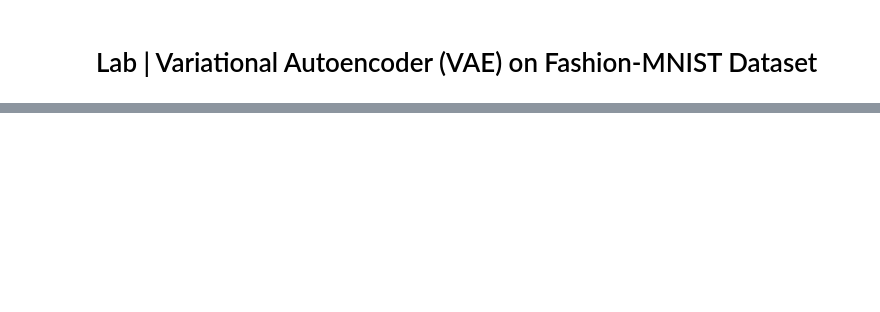
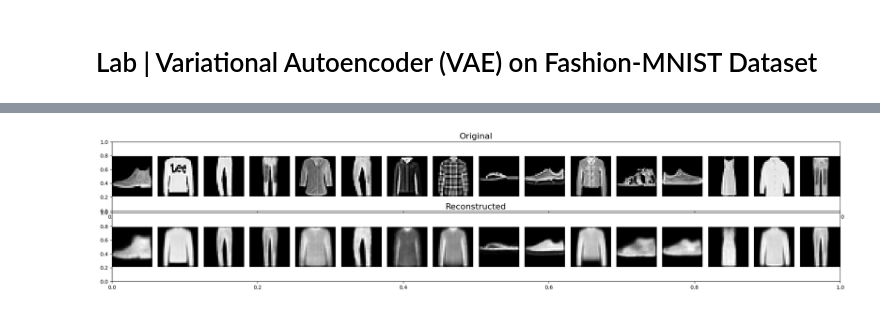
Before and after one commit to SergejKurtasch/lab-image-generation-vae, a Jupyter notebook: lab-image-generation-vae.ipynb, the cells around one changed output, grey strips where cells are left out. Cells and saved outputs as stored; diff of their text form; code cells hidden in the pictures; blank space fills up the shorter version.

```diff
--- a/lab-image-generation-vae.ipynb
+++ b/lab-image-generation-vae.ipynb
@@ -75,0 +315,45 @@ original_dim = 28 * 28
+# %%
+#############################################
+# Compare original vs reconstructed images  #
+#############################################
+
+n = 16  # number of images to show
+
+# Step 1: Prepare images with channel dimension
+test_images = x_test[:n].astype("float32")
+test_images = test_images.reshape(-1, 28, 28, 1) # shape=(n,28,28,1)
+
+# Step 2: Encode
+z_mean, z_log_var, z = encoder.predict(test_images)
+
+# Step 3: Sample latent vectors (stochastic)
+epsilon = tf.random.normal(shape=z_mean.shape)
+z_sample = z_mean + tf.exp(0.5 * z_log_var) * epsilon
+
+# Step 4: Decode
+reconstructed_images = decoder.predict(z_sample)
+
+# Step 5: Plot original vs reconstructed with numbered captions
+plt.figure(figsize=(20, 4))
+
+# Original images
+plt.subplot(2, 1, 1)
+plt.title("Original", fontsize=16)
+for i in range(n):
+    ax = plt.subplot(2, n, i + 1)
+    plt.imshow(test_images[i].squeeze(), cmap="gray")
+    plt.axis("off")
+    ax.set_xlabel(str(i))  # подпись — номер
+
+# Reconstructed images
+plt.subplot(2, 1, 2)
+plt.title("Reconstructed", fontsize=16)
+for i in range(n):
+    ax = plt.subplot(2, n, i + 1 + n)
+    plt.imshow(reconstructed_images[i].squeeze(), cmap="gray")
+    plt.axis("off")
+    ax.set_xlabel(str(i))  # подпись — номер
+
+plt.tight_layout()
+plt.show()
+# %% [output]
@@ -75,0 +362 @@ original_dim = 28 * 28
+[figure, added]
```
Also changed, not shown: parts of 20 cells of this notebook.
